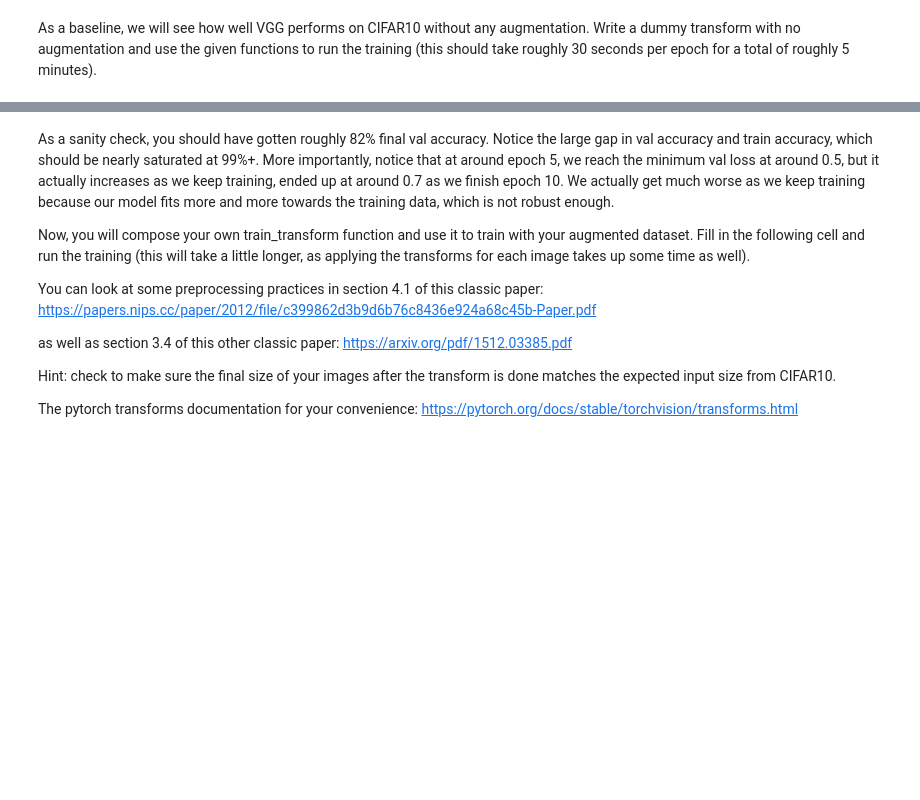
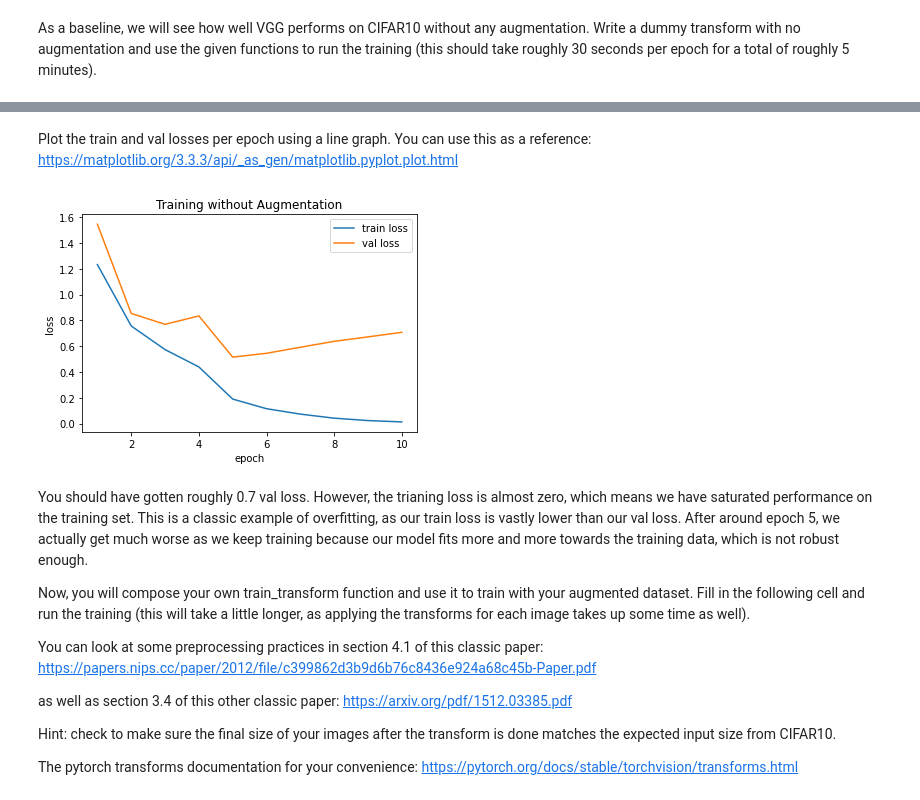
Before and after one commit to khsu2000/nants, a Jupyter notebook: Assignments/DataAugNorm/DataAugSol.ipynb, the cells around one changed output, grey strips where cells are left out. Saved outputs shown, nothing was run; the diff lists cells and outputs as text; code cells hidden in the pictures; blank space fills up the shorter version.

Commit message:
added some nice graphs

```diff
--- a/Assignments/DataAugNorm/DataAugNormSol.ipynb
+++ b/Assignments/DataAugNorm/DataAugSol.ipynb
@@ -103,6 +103,8 @@ def train(net, criterion, epoch, optimizer, train_loader):
             % (train_loss/(batch_idx+1),
             100.*float(correct)/float(total), correct, total))
 
+    return train_loss / (batch_idx+1)
+
 def val(net, criterion, epoch, optimizer, val_loader, best_acc):
     net.eval()
     test_loss = 0
@@ -126,7 +128,7 @@ def val(net, criterion, epoch, optimizer, val_loader, best_acc):
     acc = 100.*float(correct)/float(total)
     if acc > best_acc:
         best_acc = acc
-    return best_acc
+    return test_loss / (batch_idx+1)
 # %%
 def runTraining(train_transform, val_transform):
     #load data
@@ -168,10 +170,16 @@ def runTraining(train_transform, val_transform):
     print('starting training...')
     start_epoch += 1
     max_epoch += 1
+    train_losses = []
+    val_losses = []
     for epoch in range(start_epoch, max_epoch):
-        train(net, criterion, epoch, optimizer, train_loader)
+        train_loss = train(net, criterion, epoch, optimizer, train_loader)
         scheduler.step()
-        best_acc = val(net, criterion, epoch, optimizer, val_loader, best_acc)
+        val_loss = val(net, criterion, epoch, optimizer, val_loader, best_acc)
+        train_losses.append(train_loss)
+        val_losses.append(val_loss)
+
+    return train_losses, val_losses
 # %%
 def matplotlib_imshow(img, one_channel=False):
     if one_channel:
@@ -269,7 +277,7 @@ val_transform = transforms.Compose([
 train_transform = transforms.Compose([
         transforms.ToTensor(),
     ])
-runTraining(train_transform, val_transform)
+train_losses, val_losses = runTraining(train_transform, val_transform)
 #end student code
 # %% [output]
 loading data...
@@ -292,5 +300,22 @@ Validation Loss: 0.716 | Acc: 83.220% (8322/10000)
+# %% [markdown]
+Plot the train and val losses per epoch using a line graph. You can use this as a reference: https://matplotlib.org/3.3.3/api/_as_gen/matplotlib.pyplot.plot.html
+# %%
+#begin student code
+epochs = [i+1 for i in range(10)]
+
+plt.plot(epochs, train_losses, label="train loss")
+plt.plot(epochs, val_losses, label="val loss")
+plt.xlabel("epoch")
+plt.ylabel("loss")
+plt.legend()
+plt.title("Training without Augmentation")
+plt.show()
+
+#end student code
+# %% [output]
+[figure, added]
 # %% [markdown]
-As a sanity check, you should have gotten roughly 82% final val accuracy. Notice the large gap in val accuracy and train accuracy, which should be nearly saturated at 99%+. More importantly, notice that at around epoch 5, we reach the minimum val loss at around 0.5, but it actually increases as we keep training, ended up at around 0.7 as we finish epoch 10.  We actually get much worse as we keep training because our model fits more and more towards the training data, which is not robust enough.
+You should have gotten roughly 0.7 val loss. However, the trianing loss is almost zero, which means we have saturated performance on the training set. This is a classic example of overfitting, as our train loss is vastly lower than our val loss. After around epoch 5, we actually get much worse as we keep training because our model fits more and more towards the training data, which is not robust enough.
 
 Now, you will compose your own train_transform function and use it to train with your augmented dataset. Fill in the following cell and run the training (this will take a little longer, as applying the transforms for each image takes up some time as well).
 
```
Also changed, not shown: parts of 8 cells of this notebook.
